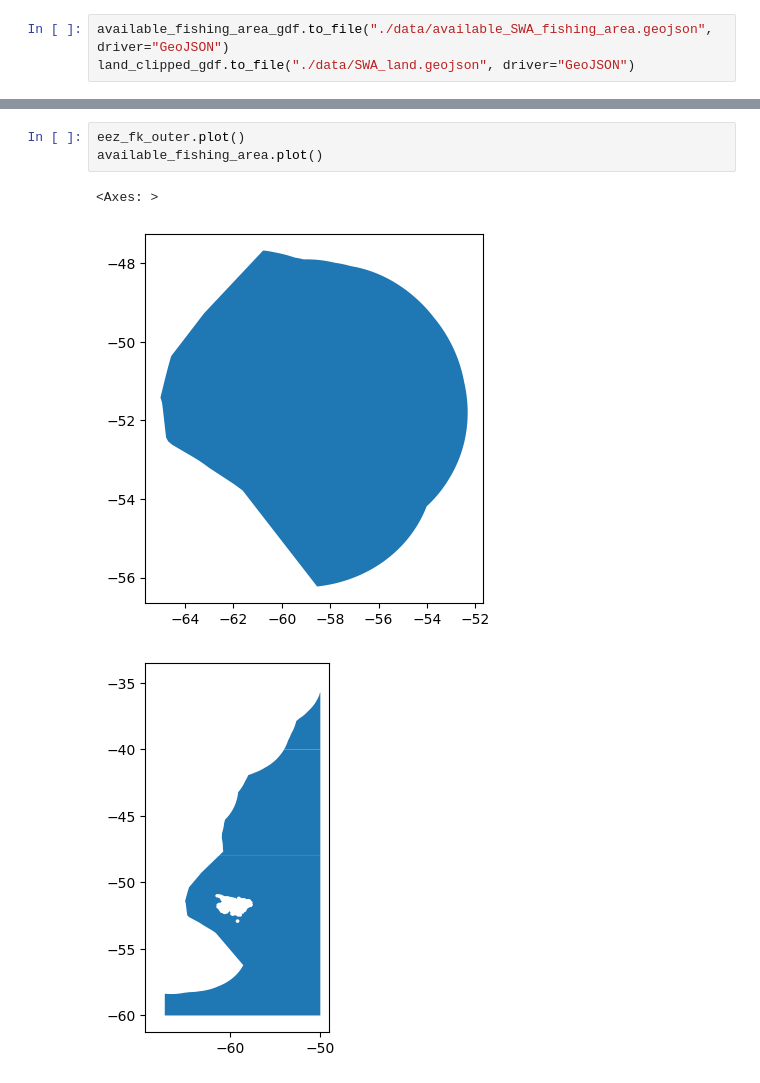
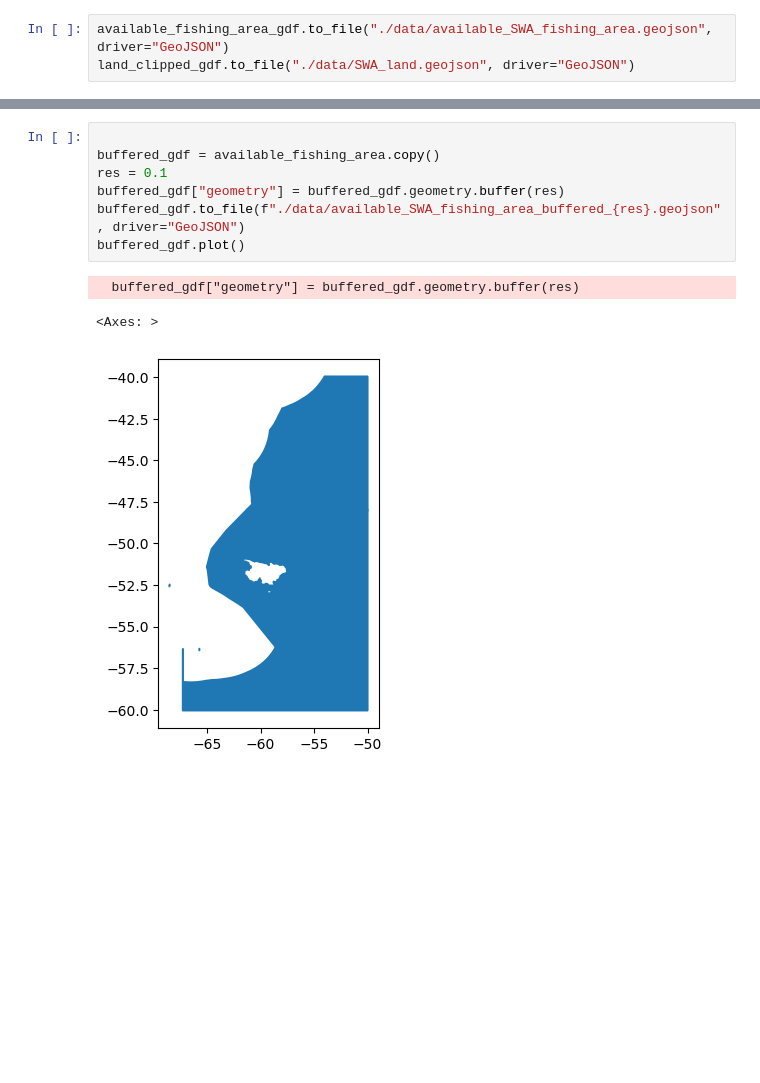
Before and after one commit to rubarriuso/TFM, a Jupyter notebook: procesado_areas_SWA.ipynb, the cells around one changed output, grey strips where cells are left out. Drawn from its saved outputs; the diff is of its cells as text; blank space fills up the shorter version.

```diff
--- a/procesado_areas_SWA.ipynb
+++ b/procesado_areas_SWA.ipynb
@@ -105,7 +107,11 @@ See the caveats in the documentation: https://pandas.pydata.org/pandas-docs/stab
 # %%
-eez_fk_outer.plot()
-available_fishing_area.plot()
+
+buffered_gdf = available_fishing_area.copy()
+res = 0.1
+buffered_gdf["geometry"] = buffered_gdf.geometry.buffer(res)
+buffered_gdf.to_file(f"./data/available_SWA_fishing_area_buffered_{res}.geojson", driver="GeoJSON")
+buffered_gdf.plot()
 # %% [output]
-<Axes: >
+  buffered_gdf["geometry"] = buffered_gdf.geometry.buffer(res)
+<Axes: >
-[figure, old version]
+[figure, new version]
-[figure, removed]
```
Also changed, not shown: parts of 4 cells of this notebook, 13 other files.
